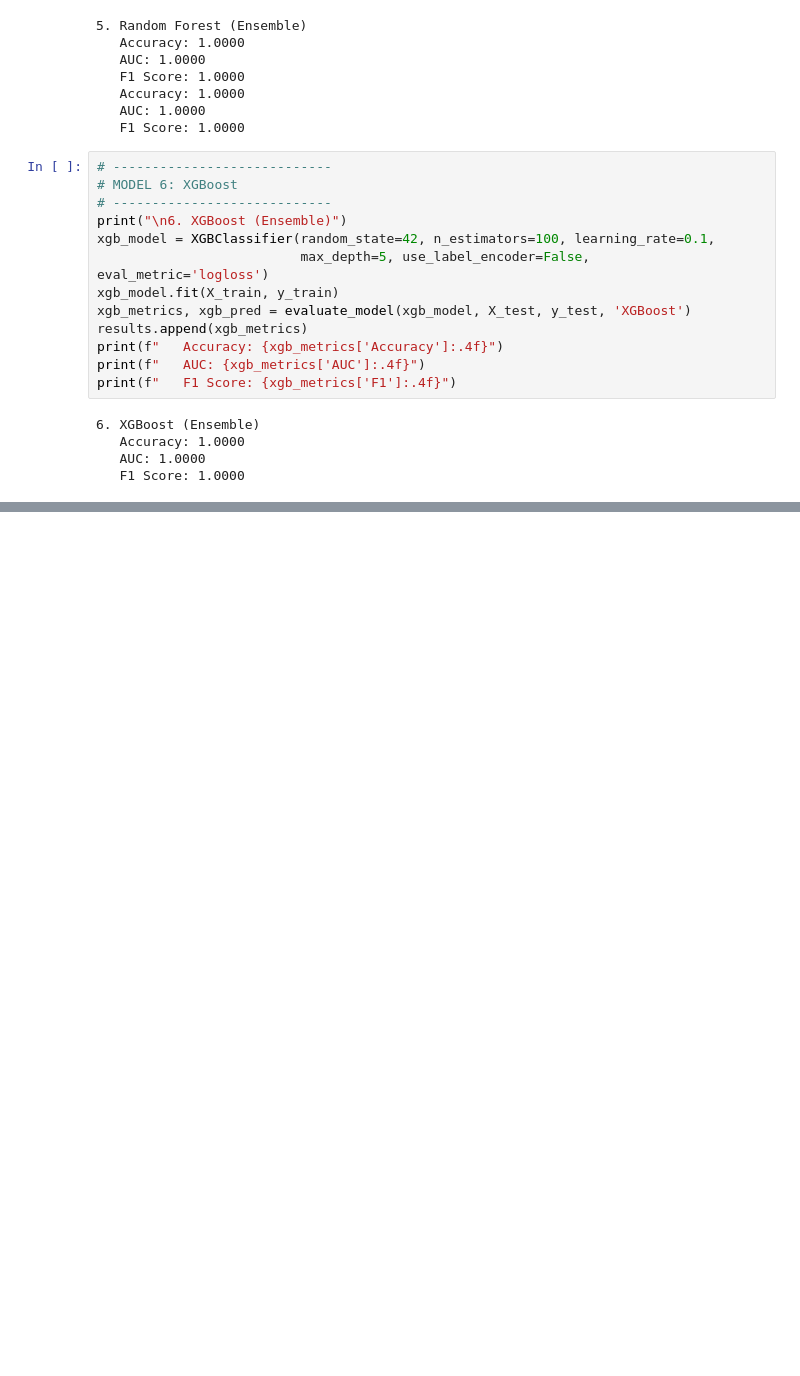
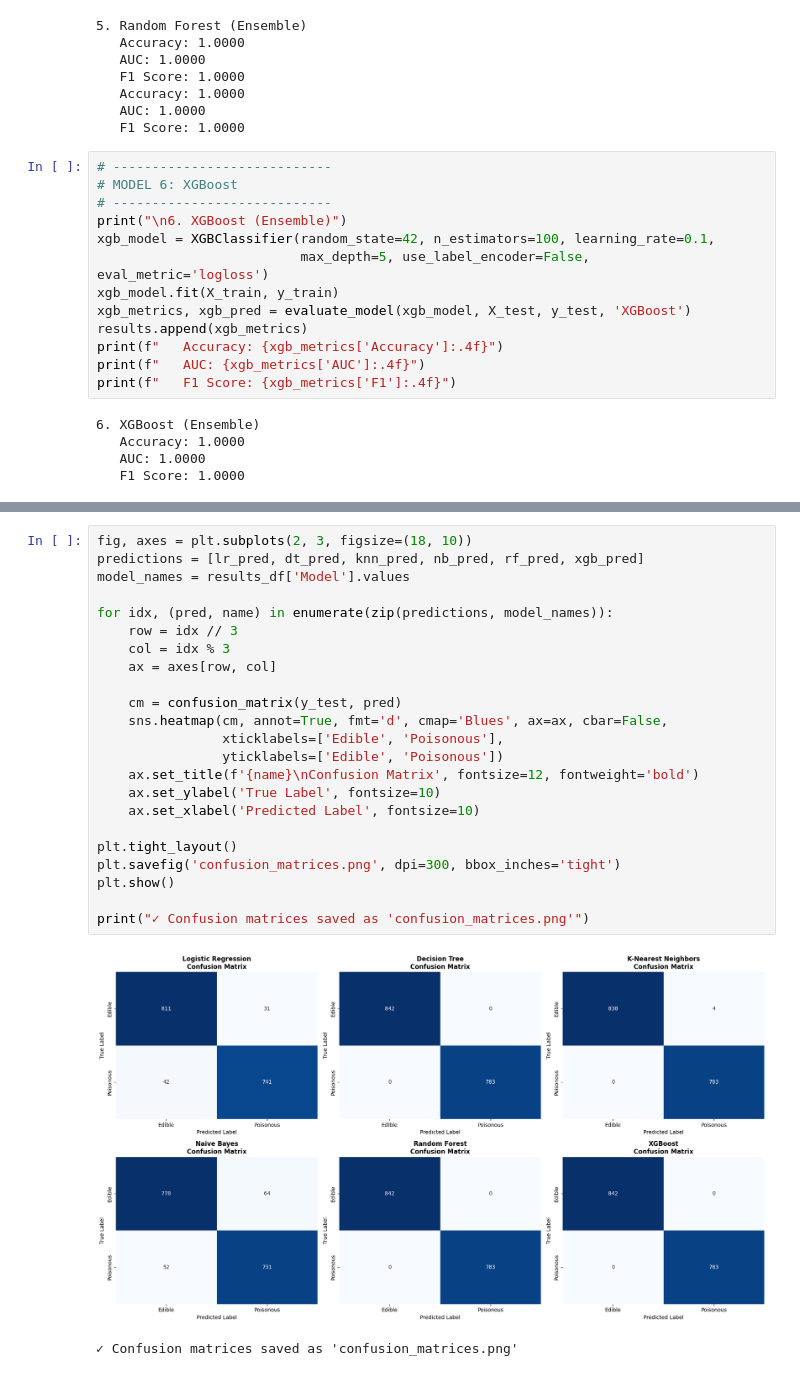
Before and after one commit to Guru-Abhishek-Tripathi/HeartFailurePrediction, a Jupyter notebook: models/mushroom_classification.ipynb, the cells around one changed output, grey strips where cells are left out. Saved outputs shown, nothing was run; the diff lists cells and outputs as text; blank space fills up the shorter version.

```diff
--- a/models/mushroom_classification.ipynb
+++ b/models/mushroom_classification.ipynb
@@ -266,0 +323,26 @@ print(f"   F1 Score: {xgb_metrics['F1']:.4f}")
+# %%
+fig, axes = plt.subplots(2, 3, figsize=(18, 10))
+predictions = [lr_pred, dt_pred, knn_pred, nb_pred, rf_pred, xgb_pred]
+model_names = results_df['Model'].values
+
+for idx, (pred, name) in enumerate(zip(predictions, model_names)):
+    row = idx // 3
+    col = idx % 3
+    ax = axes[row, col]
+
+    cm = confusion_matrix(y_test, pred)
+    sns.heatmap(cm, annot=True, fmt='d', cmap='Blues', ax=ax, cbar=False,
+                xticklabels=['Edible', 'Poisonous'],
+                yticklabels=['Edible', 'Poisonous'])
+    ax.set_title(f'{name}\nConfusion Matrix', fontsize=12, fontweight='bold')
+    ax.set_ylabel('True Label', fontsize=10)
+    ax.set_xlabel('Predicted Label', fontsize=10)
+
+plt.tight_layout()
+plt.savefig('confusion_matrices.png', dpi=300, bbox_inches='tight')
+plt.show()
+
+print("✓ Confusion matrices saved as 'confusion_matrices.png'")
+# %% [output]
+[figure, added]
+✓ Confusion matrices saved as 'confusion_matrices.png'
```
Also changed, not shown: parts of 2 cells of this notebook.
